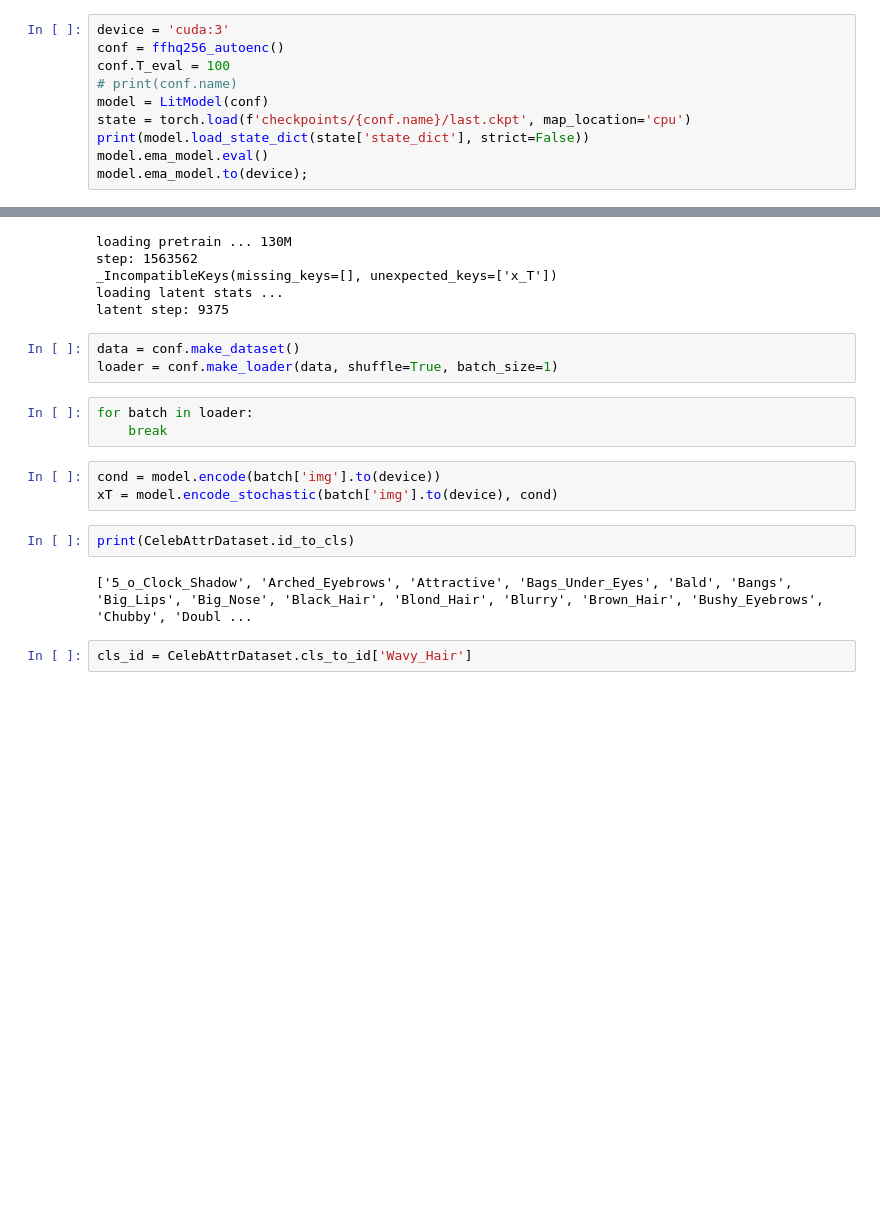
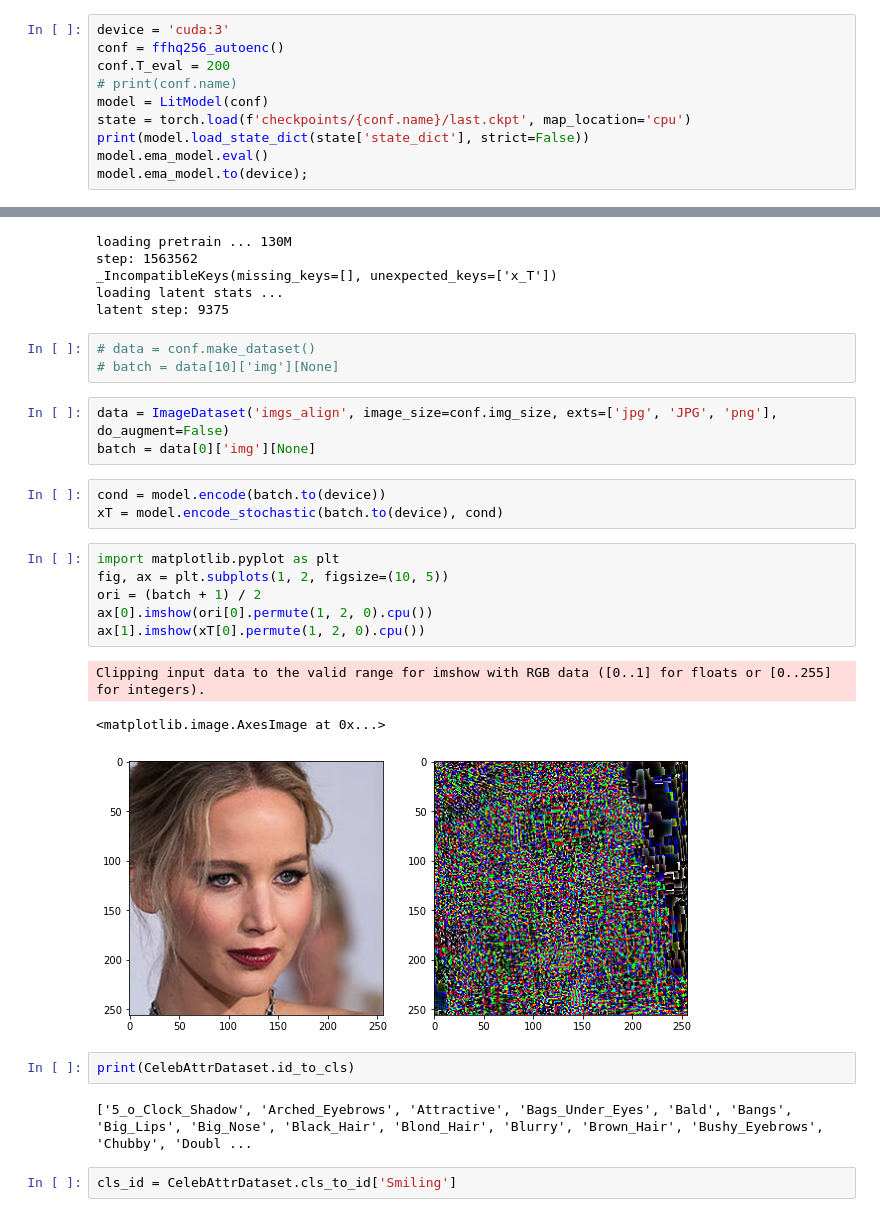
Before and after one commit to phizaz/diffae, a Jupyter notebook: manipulate.ipynb, the cells around one changed output, grey strips where cells are left out. Cells and saved outputs as stored; diff of their text form; blank space fills up the shorter version.

```diff
--- a/manipulate.ipynb
+++ b/manipulate.ipynb
@@ -8,7 +8,7 @@ from experiment_classifier import ClsModel
 # %%
 device = 'cuda:3'
 conf = ffhq256_autoenc()
-conf.T_eval = 100
+conf.T_eval = 200
 # print(conf.name)
 model = LitModel(conf)
 state = torch.load(f'checkpoints/{conf.name}/last.ckpt', map_location='cpu')
@@ -34,20 +34,30 @@ step: 1563562
 _IncompatibleKeys(missing_keys=[], unexpected_keys=['x_T'])
 loading latent stats ...
 latent step: 9375
-# %%
-data = conf.make_dataset()
-loader = conf.make_loader(data, shuffle=True, batch_size=1)
-# %%
-for batch in loader:
-    break
+# %%
+# data = conf.make_dataset()
+# batch = data[10]['img'][None]
+# %%
+data = ImageDataset('imgs_align', image_size=conf.img_size, exts=['jpg', 'JPG', 'png'], do_augment=False)
+batch = data[0]['img'][None]
 # %%
-cond = model.encode(batch['img'].to(device))
-xT = model.encode_stochastic(batch['img'].to(device), cond)
+cond = model.encode(batch.to(device))
+xT = model.encode_stochastic(batch.to(device), cond)
+# %%
+import matplotlib.pyplot as plt
+fig, ax = plt.subplots(1, 2, figsize=(10, 5))
+ori = (batch + 1) / 2
+ax[0].imshow(ori[0].permute(1, 2, 0).cpu())
+ax[1].imshow(xT[0].permute(1, 2, 0).cpu())
+# %% [output]
+Clipping input data to the valid range for imshow with RGB data ([0..1] for floats or [0..255] for integers).
+<matplotlib.image.AxesImage at 0x...>
+[figure, added]
 # %%
 print(CelebAttrDataset.id_to_cls)
 # %% [output]
 ['5_o_Clock_Shadow', 'Arched_Eyebrows', 'Attractive', 'Bags_Under_Eyes', 'Bald', 'Bangs', 'Big_Lips', 'Big_Nose', 'Black_Hair', 'Blond_Hair', 'Blurry', 'Brown_Hair', 'Bushy_Eyebrows', 'Chubby', 'Doubl ...
 # %%
-cls_id = CelebAttrDataset.cls_to_id['Wavy_Hair']
+cls_id = CelebAttrDataset.cls_to_id['Smiling']
 # %%
 cond2 = cls_model.normalize(cond)
```
Also changed, not shown: parts of 3 cells of this notebook, 8 other files.
